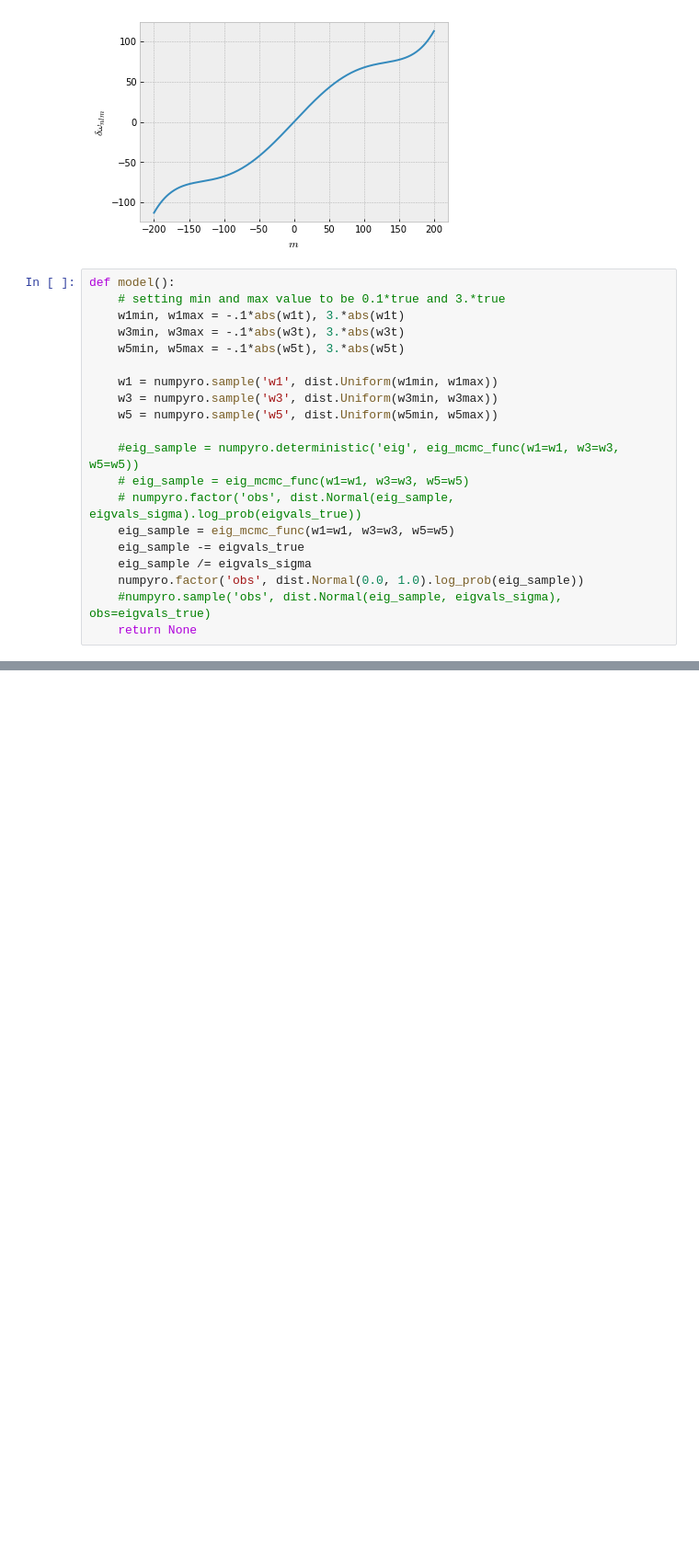
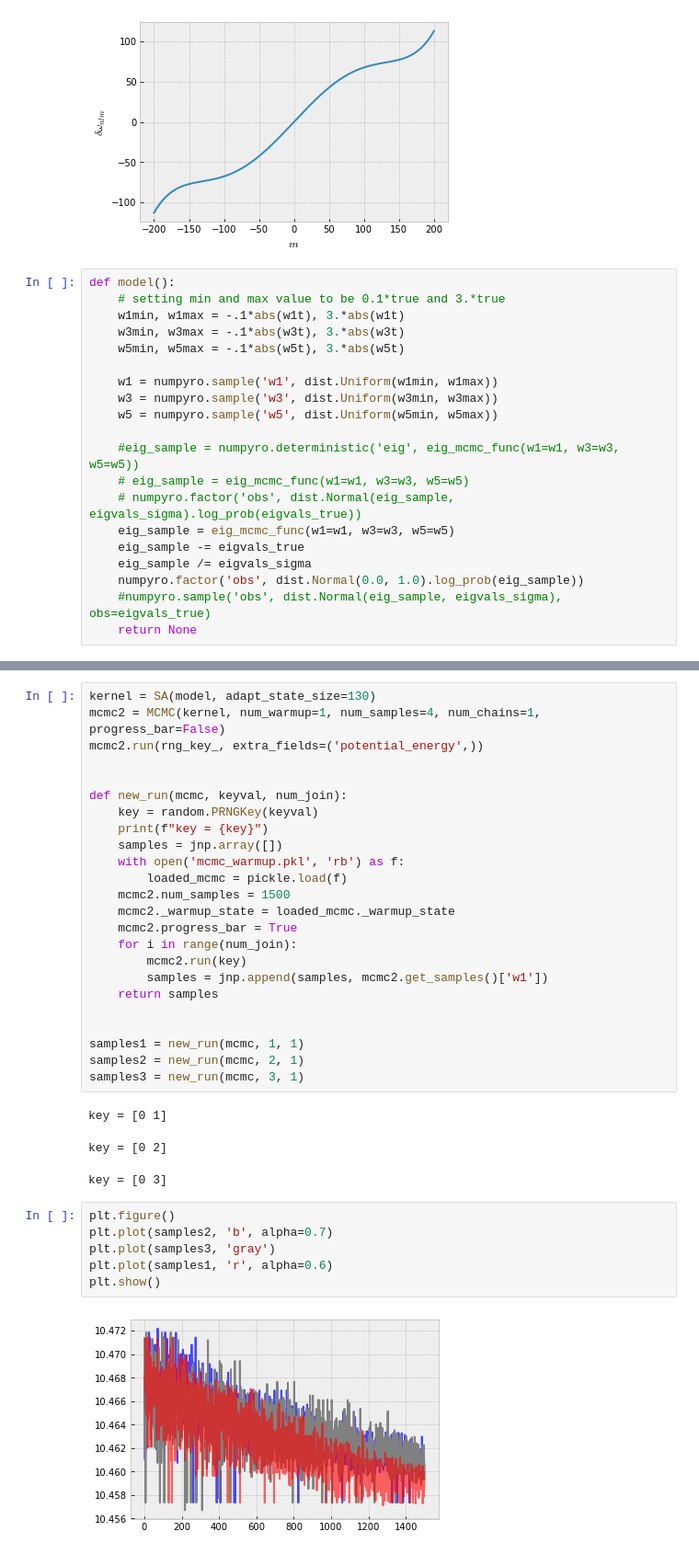
Before and after one commit to srijaniiserprinceton/qdpy-numpyro, a Jupyter notebook: notebooks/qdpy-samplers.ipynb, the cells around one changed output, grey strips where cells are left out. Shown at 92% size. Saved outputs shown, nothing was run; the diff lists cells and outputs as text; blank space fills up the shorter version.

```diff
--- a/notebooks/qdpy-samplers.ipynb
+++ b/notebooks/qdpy-samplers.ipynb
@@ -233,0 +236,36 @@ KeyError: 'eig'
+# %%
+kernel = SA(model, adapt_state_size=130)
+mcmc2 = MCMC(kernel, num_warmup=1, num_samples=4, num_chains=1, progress_bar=False)
+mcmc2.run(rng_key_, extra_fields=('potential_energy',))
+
+
+def new_run(mcmc, keyval, num_join):
+    key = random.PRNGKey(keyval)
+    print(f"key = {key}")
+    samples = jnp.array([])
+    with open('mcmc_warmup.pkl', 'rb') as f:
+        loaded_mcmc = pickle.load(f)
+    mcmc2.num_samples = 1500
+    mcmc2._warmup_state = loaded_mcmc._warmup_state
+    mcmc2.progress_bar = True
+    for i in range(num_join):
+        mcmc2.run(key)
+        samples = jnp.append(samples, mcmc2.get_samples()['w1'])
+    return samples
+
+
+samples1 = new_run(mcmc, 1, 1)
+samples2 = new_run(mcmc, 2, 1)
+samples3 = new_run(mcmc, 3, 1)
+# %% [output]
+key = [0 1]
+key = [0 2]
+key = [0 3]
+# %%
+plt.figure()
+plt.plot(samples2, 'b', alpha=0.7)
+plt.plot(samples3, 'gray')
+plt.plot(samples1, 'r', alpha=0.6)
+plt.show()
+# %% [output]
+[figure, added]
```
Also changed, not shown: parts of 10 cells of this notebook, 1 other file.
